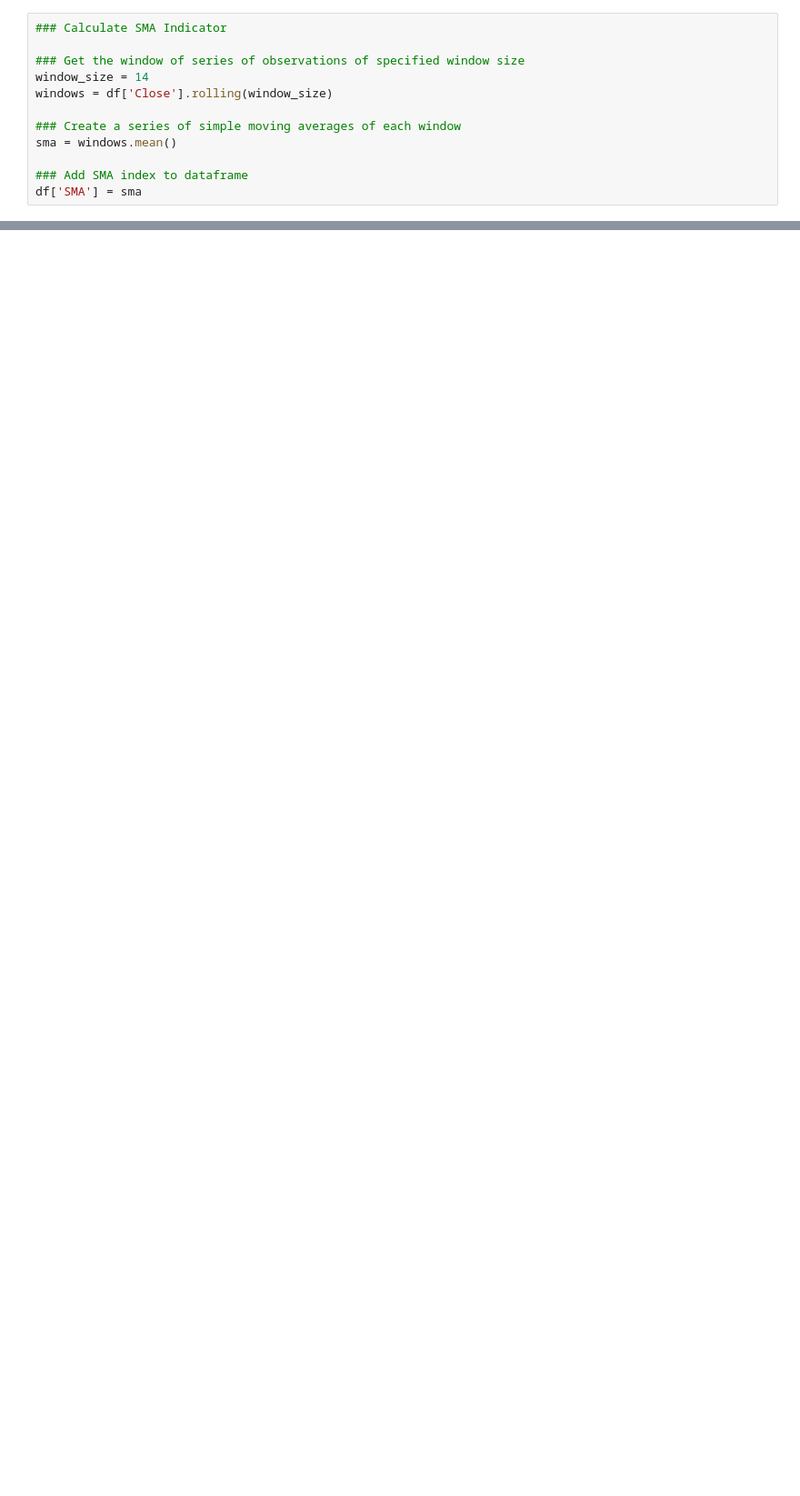
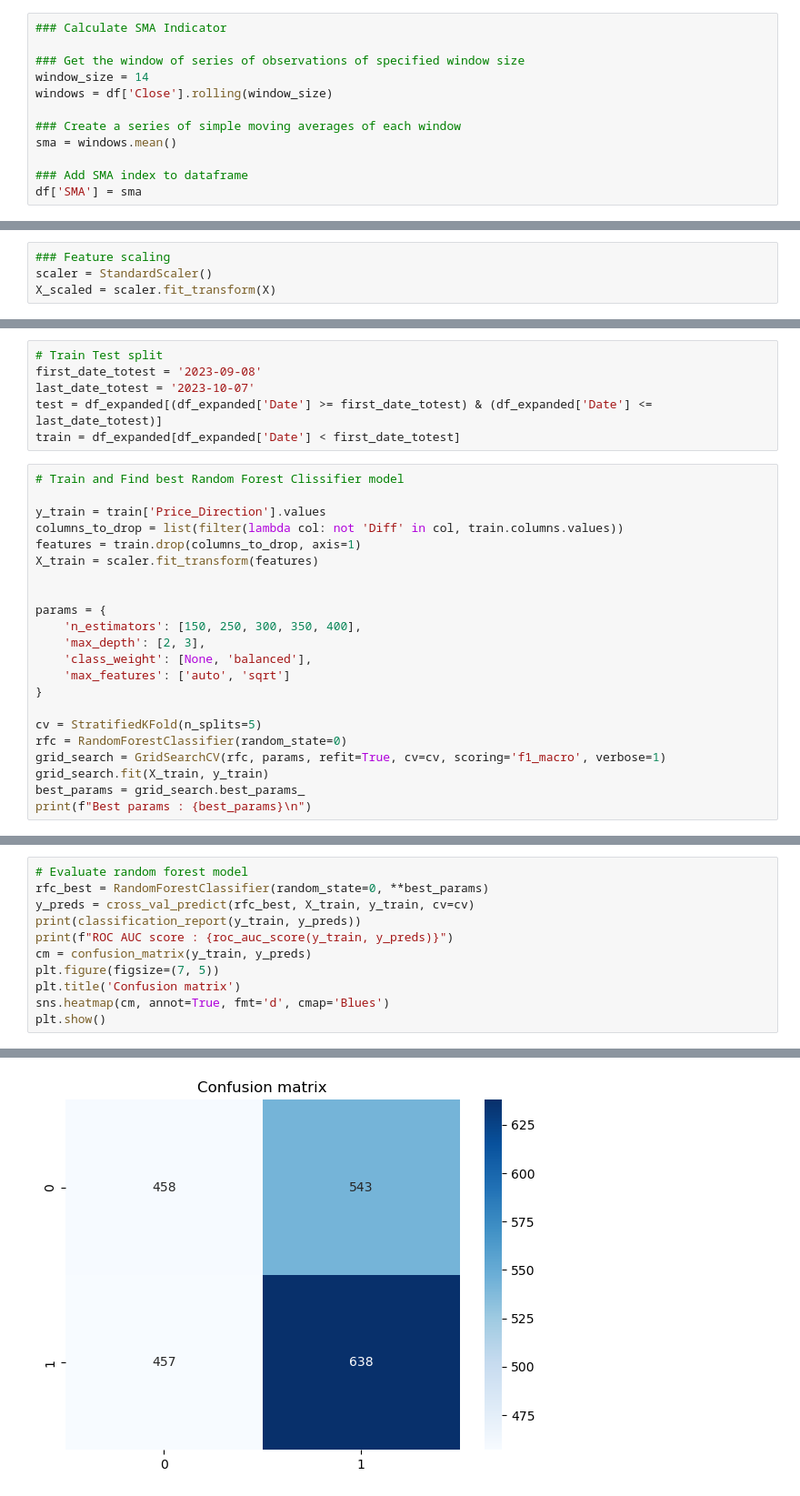
Before and after one commit to abariow/crypto-market-analysis, a Jupyter notebook: Q3_abariow.ipynb, the cells around one changed output, grey strips where cells are left out. Shown at 91% size. Saved outputs shown, nothing was run; the diff lists cells and outputs as text; blank space fills up the shorter version.

```diff
--- a/Q3_abariow.ipynb
+++ b/Q3_abariow.ipynb
@@ -551,0 +420,4 @@ print(precision_score(validation['Target'].values, y_preds))
+# %%
+### Feature scaling
+scaler = StandardScaler()
+X_scaled = scaler.fit_transform(X)
@@ -551,0 +485,28 @@ print(precision_score(validation['Target'].values, y_preds))
+# %%
+# Train Test split
+first_date_totest = '2023-09-08'
+last_date_totest = '2023-10-07'
+test = df_expanded[(df_expanded['Date'] >= first_date_totest) & (df_expanded['Date'] <= last_date_totest)]
+train = df_expanded[df_expanded['Date'] < first_date_totest]
+# %%
+# Train and Find best Random Forest Clissifier model
+
+y_train = train['Price_Direction'].values
+columns_to_drop = list(filter(lambda col: not 'Diff' in col, train.columns.values))
+features = train.drop(columns_to_drop, axis=1)
+X_train = scaler.fit_transform(features)
+
+
+params = {
+    'n_estimators': [150, 250, 300, 350, 400],
+    'max_depth': [2, 3],
+    'class_weight': [None, 'balanced'],
+    'max_features': ['auto', 'sqrt']
+}
+
+cv = StratifiedKFold(n_splits=5)
+rfc = RandomForestClassifier(random_state=0)
+grid_search = GridSearchCV(rfc, params, refit=True, cv=cv, scoring='f1_macro', verbose=1)
+grid_search.fit(X_train, y_train)
+best_params = grid_search.best_params_
+print(f"Best params : {best_params}\n")
@@ -551,0 +516,12 @@ print(precision_score(validation['Target'].values, y_preds))
+# %%
+# Evaluate random forest model
+rfc_best = RandomForestClassifier(random_state=0, **best_params)
+y_preds = cross_val_predict(rfc_best, X_train, y_train, cv=cv)
+print(classification_report(y_train, y_preds))
+print(f"ROC AUC score : {roc_auc_score(y_train, y_preds)}")
+cm = confusion_matrix(y_train, y_preds)
+plt.figure(figsize=(7, 5))
+plt.title('Confusion matrix')
+sns.heatmap(cm, annot=True, fmt='d', cmap='Blues')
+plt.show()
+# %% [output]
@@ -551,0 +538 @@ print(precision_score(validation['Target'].values, y_preds))
+[figure, added]
```
Also changed, not shown: parts of 57 cells of this notebook.
